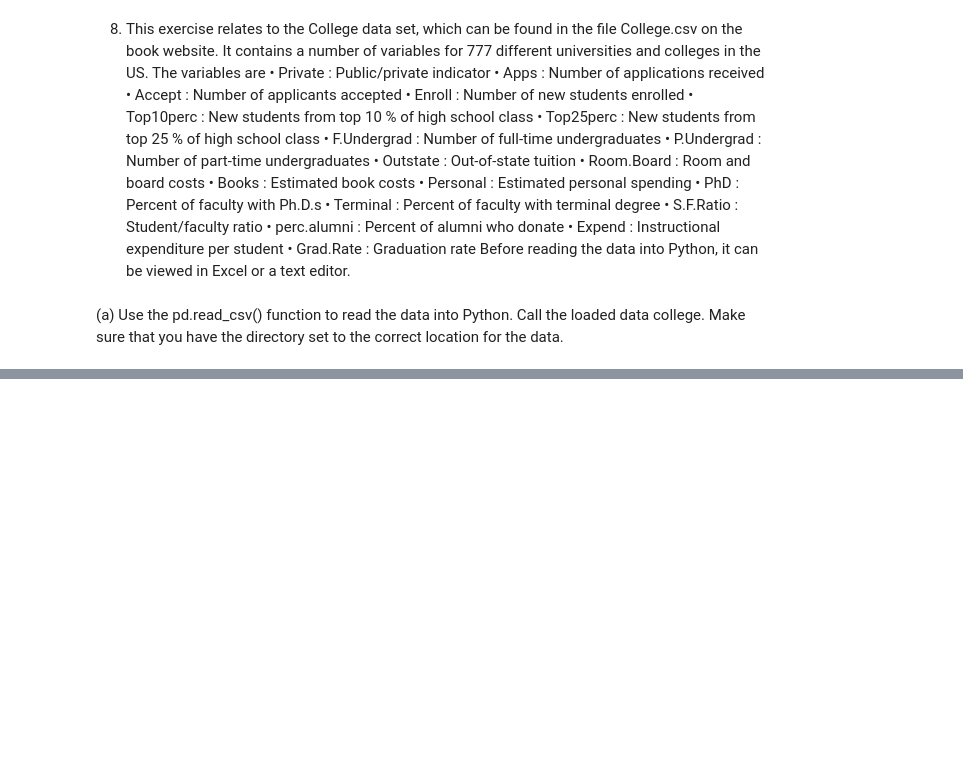
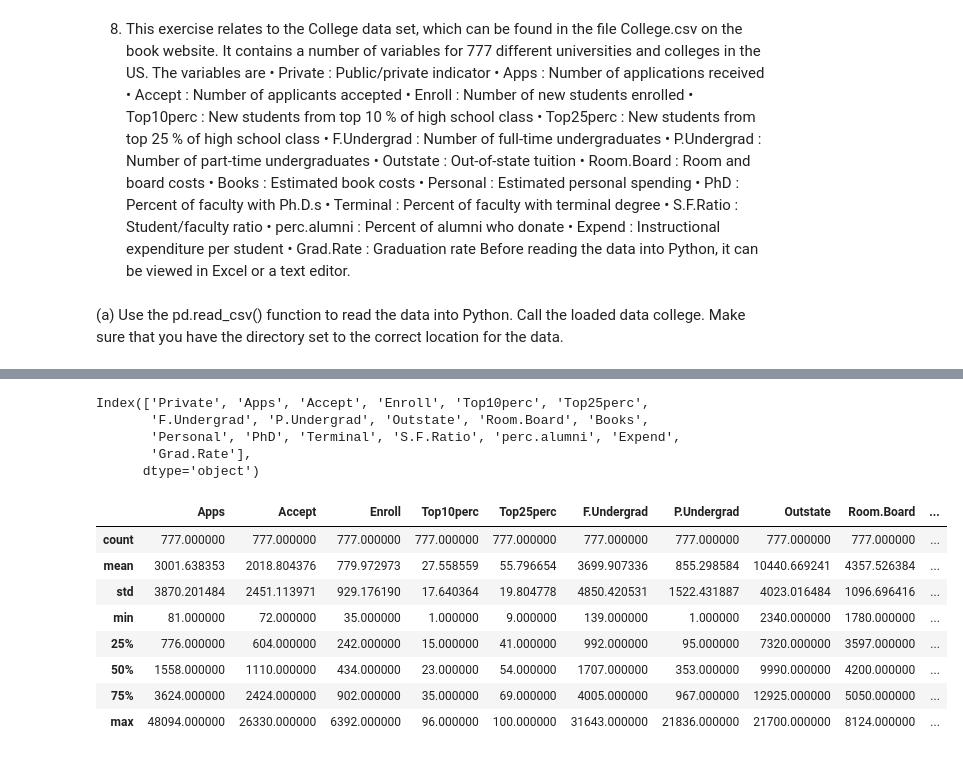
Before and after one commit to PrateekMinhas09/Data-Statistics-and-modeling-w-Python, a Jupyter notebook: Statistical_Learning: Ch2/AppliedExercise.ipynb, the cells around one changed output, grey strips where cells are left out. Saved outputs shown, nothing was run; the diff lists cells and outputs as text; code cells hidden in the pictures; blank space fills up the shorter version.

```diff
--- a/Statistical_Learning: Ch2/AppliedExercise.ipynb
+++ b/Statistical_Learning: Ch2/AppliedExercise.ipynb
@@ -33,0 +89,20 @@ hello world
+# %%
+collegeDf.columns
+# %% [output]
+Index(['Private', 'Apps', 'Accept', 'Enroll', 'Top10perc', 'Top25perc',
+       'F.Undergrad', 'P.Undergrad', 'Outstate', 'Room.Board', 'Books',
+       'Personal', 'PhD', 'Terminal', 'S.F.Ratio', 'perc.alumni', 'Expend',
+       'Grad.Rate'],
+      dtype='object')
+# %%
+collegeDf.describe()
+# %% [output]
+|  | Apps | Accept | Enroll | Top10perc | Top25perc | F.Undergrad | P.Undergrad | Outstate | Room.Board | ... |
+| count | 777.000000 | 777.000000 | 777.000000 | 777.000000 | 777.000000 | 777.000000 | 777.000000 | 777.000000 | 777.000000 | ... |
+| mean | 3001.638353 | 2018.804376 | 779.972973 | 27.558559 | 55.796654 | 3699.907336 | 855.298584 | 10440.669241 | 4357.526384 | ... |
+| std | 3870.201484 | 2451.113971 | 929.176190 | 17.640364 | 19.804778 | 4850.420531 | 1522.431887 | 4023.016484 | 1096.696416 | ... |
+| min | 81.000000 | 72.000000 | 35.000000 | 1.000000 | 9.000000 | 139.000000 | 1.000000 | 2340.000000 | 1780.000000 | ... |
+| 25% | 776.000000 | 604.000000 | 242.000000 | 15.000000 | 41.000000 | 992.000000 | 95.000000 | 7320.000000 | 3597.000000 | ... |
+| 50% | 1558.000000 | 1110.000000 | 434.000000 | 23.000000 | 54.000000 | 1707.000000 | 353.000000 | 9990.000000 | 4200.000000 | ... |
+| 75% | 3624.000000 | 2424.000000 | 902.000000 | 35.000000 | 69.000000 | 4005.000000 | 967.000000 | 12925.000000 | 5050.000000 | ... |
+| max | 48094.000000 | 26330.000000 | 6392.000000 | 96.000000 | 100.000000 | 31643.000000 | 21836.000000 | 21700.000000 | 8124.000000 | ... |
```
Also changed, not shown: parts of 9 cells of this notebook, 1 other file.
